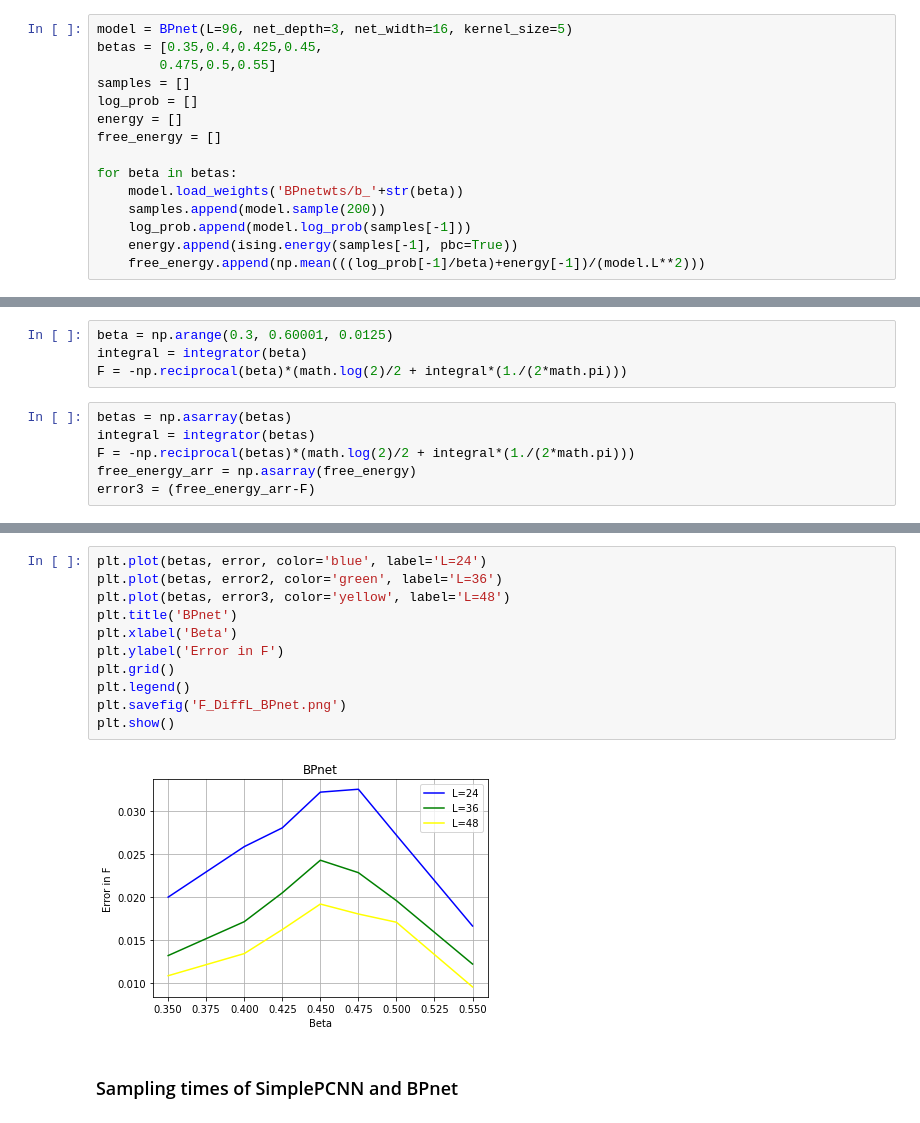
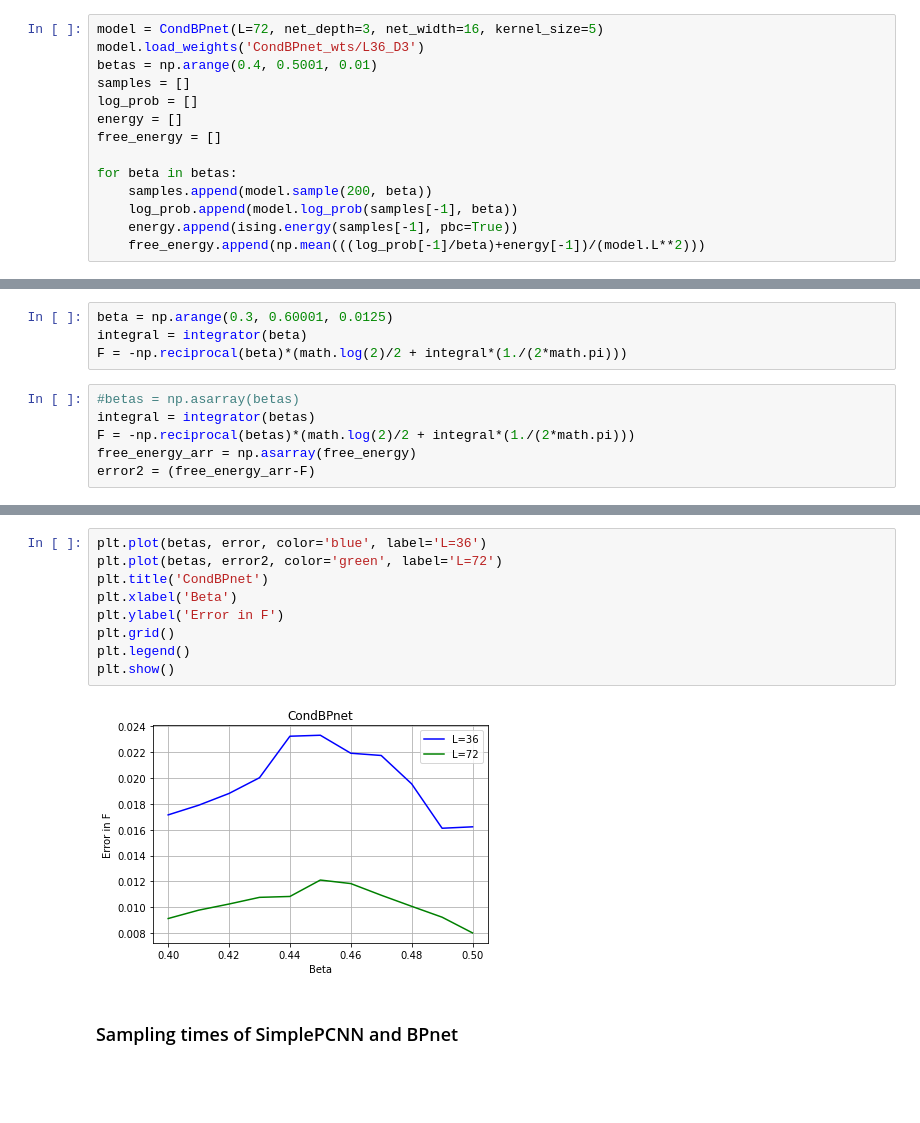
Before and after one commit to dinesh110598/ising-autoregressive, a Jupyter notebook: F_error.ipynb, the cells around one changed output, grey strips where cells are left out. Saved outputs shown, nothing was run; the diff lists cells and outputs as text; blank space fills up the shorter version.

Commit message:
Added CondBPnet model

```diff
--- a/main.ipynb
+++ b/F_error.ipynb
@@ -260,18 +260,17 @@ plt.show()
 # %% [markdown]
 ### a) BPnet
 # %%
-model = BPnet(L=96, net_depth=3, net_width=16, kernel_size=5)
-betas = [0.35,0.4,0.425,0.45,
-        0.475,0.5,0.55]
+model = CondBPnet(L=72, net_depth=3, net_width=16, kernel_size=5)
+model.load_weights('CondBPnet_wts/L36_D3')
+betas = np.arange(0.4, 0.5001, 0.01)
 samples = []
 log_prob = []
 energy = []
 free_energy = []
 
 for beta in betas:
-    model.load_weights('BPnetwts/b_'+str(beta))
-    samples.append(model.sample(200))
-    log_prob.append(model.log_prob(samples[-1]))
+    samples.append(model.sample(200, beta))
+    log_prob.append(model.log_prob(samples[-1], beta))
     energy.append(ising.energy(samples[-1], pbc=True))
     free_energy.append(np.mean(((log_prob[-1]/beta)+energy[-1])/(model.L**2)))
 # %%
@@ -310,9 +309,9 @@ beta = np.arange(0.3, 0.60001, 0.0125)
 integral = integrator(beta)
 F = -np.reciprocal(beta)*(math.log(2)/2 + integral*(1./(2*math.pi)))
 # %%
-betas = np.asarray(betas)
+#betas = np.asarray(betas)
 integral = integrator(betas)
 F = -np.reciprocal(betas)*(math.log(2)/2 + integral*(1./(2*math.pi)))
 free_energy_arr = np.asarray(free_energy)
-error3 = (free_energy_arr-F)
+error2 = (free_energy_arr-F)
 # %%
@@ -329,16 +328,14 @@ plt.show()
 # %%
-plt.plot(betas, error, color='blue', label='L=24')
-plt.plot(betas, error2, color='green', label='L=36')
-plt.plot(betas, error3, color='yellow', label='L=48')
-plt.title('BPnet')
+plt.plot(betas, error, color='blue', label='L=36')
+plt.plot(betas, error2, color='green', label='L=72')
+plt.title('CondBPnet')
 plt.xlabel('Beta')
 plt.ylabel('Error in F')
 plt.grid()
 plt.legend()
-plt.savefig('F_DiffL_BPnet.png')
 plt.show()
 # %% [output]
-[figure, old version]
+[figure, new version]
 # %% [markdown]
 ### Sampling times of SimplePCNN and BPnet
 # %%
```
Also changed, not shown: parts of 2 cells of this notebook, 3 other files.
